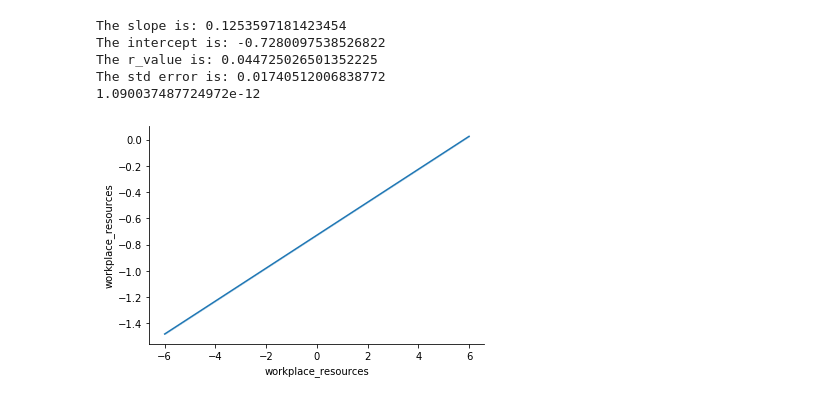
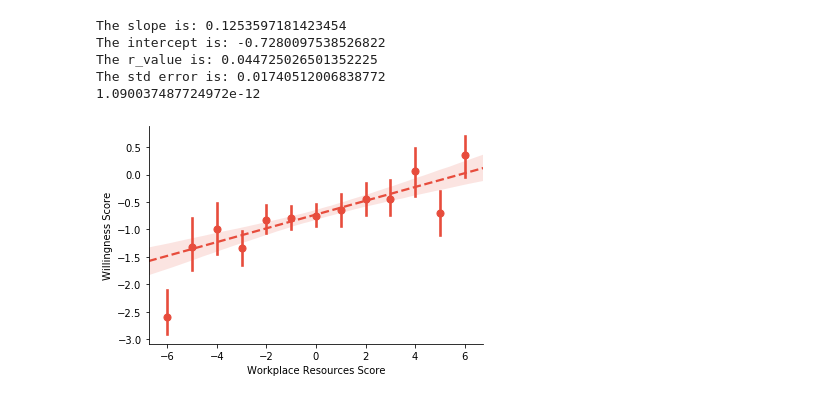
Before and after one commit to chriszapp/data-squad-32_EDA, a Jupyter notebook: eda-report-mental-health.ipynb, the cells around one changed output. Saved outputs shown, nothing was run; the diff lists cells and outputs as text; code cells hidden in the pictures.

```diff
--- a/eda-report-mental-health.ipynb
+++ b/eda-report-mental-health.ipynb
@@ -486,8 +520,16 @@ The intercept is: -0.7280097538526822
 The r_value is: 0.044725026501352225
 The std error is: 0.01740512006838772
 1.090037487724972e-12
-# %%
-sns.lineplot(x, y= slope*x + intercept)
-sns.despine()
-# %% [output]
-[figure, removed]
+# %%
+xlabel = 'Workplace Resources Score'
+ylabel = 'Willingness Score'
+reg = sns.regplot(x, y, x_estimator=np.mean,
+                  scatter_kws={'color':flatui[3]},
+                  line_kws = {'color':flatui[3],
+                              'ls':'dashed'})
+reg.set(xlabel= xlabel, ylabel= ylabel)
+sns.despine()
+figure = reg.get_figure()
+figure.savefig('resources_willingness_regplot.png')
+# %% [output]
+[figure, added]
```
Also changed, not shown: parts of 13 cells of this notebook, 6 other files.
